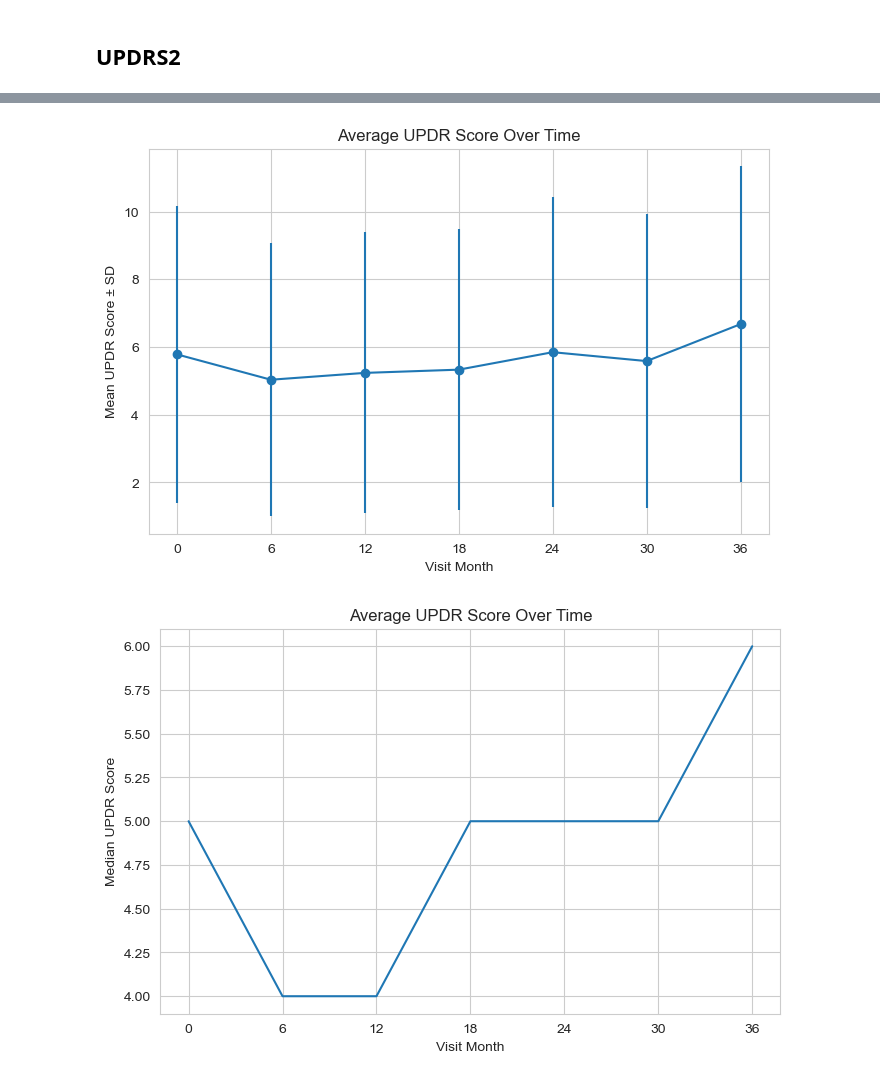
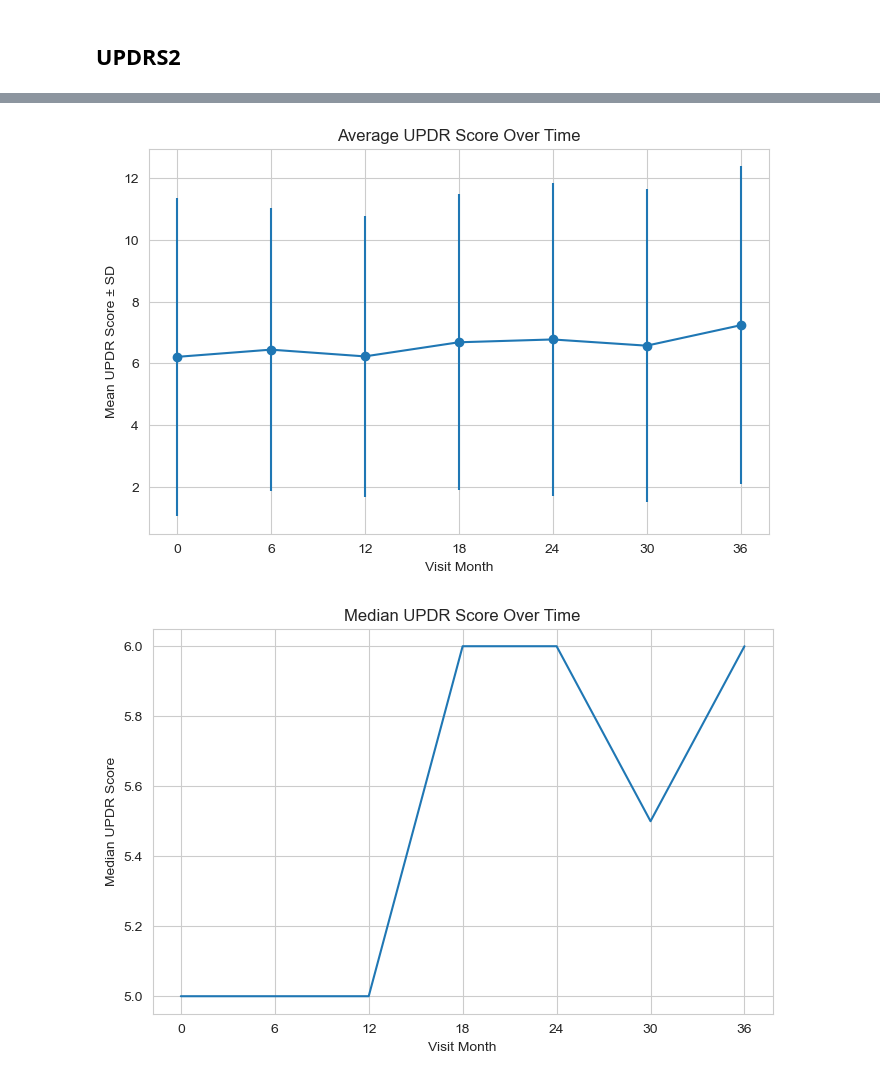
Before and after one commit to blackhole-hope123/Parkinson-Disease-Analysis, a Jupyter notebook: preliminary EDA/EDA_for_supplemental_data.ipynb, the cells around one changed output, grey strips where cells are left out. Cells and saved outputs as stored; diff of their text form; code cells hidden in the pictures.

```diff
--- a/preliminary EDA/EDA_for_supplemental_data.ipynb
+++ b/preliminary EDA/EDA_for_supplemental_data.ipynb
@@ -237,7 +239,3 @@ updr_1_month_36  258.0  6.674419  4.663231  0.0  3.0  6.0  9.0  26.0
 supplemental_updrs2_prelim = supplemental[[ 'patient_id', 'visit_month', 'updrs_2' ]].copy()
 # %%
 supplemental_updrs2 = supplemental_updrs2_prelim.pivot(index = 'patient_id', columns = 'visit_month', values = 'updrs_2' )
-# %%
-supplemental_updrs2.columns = [ f'updr_2_month_{col}' for col in supplemental_updrs2.columns ]
-# %%
-supplemental_updrs2 = supplemental_updrs2.reset_index()
@@ -269,4 +272,4 @@ updr_2_month_36    513
 dtype: int64
 # %%
-supplemental_updrs2.drop(columns = [ 'updr_1_month_5'], inplace = True)
+supplemental_updrs2.drop(columns = [5], inplace = True)
 # %%
@@ -294,9 +307,10 @@ plt.show()
 # %%
-mean_updr_1_score = supplemental_updrs1.mean()
-std_updr_1_score = supplemental_updrs1.std()
-median_updr_1_score = supplemental_updrs1.median()
+mean_updr_2_score = supplemental_updrs2.mean()
+std_updr_2_score = supplemental_updrs2.std()
+median_updr_2_score = supplemental_updrs2.median()
+visit_months = supplemental_updrs2.columns
 plt.figure(figsize=(8, 5))
-plt.errorbar(visit_months, mean_updr_1_score, yerr =std_updr_1_score, fmt='-o')
+plt.errorbar(visit_months, mean_updr_2_score, yerr =std_updr_2_score, fmt='-o')
 plt.title("Average UPDR Score Over Time")
 plt.xlabel("Visit Month")
 plt.ylabel("Mean UPDR Score ± SD")
@@ -304,17 +318,17 @@ plt.xticks(visit_months)
 plt.grid(True)
 plt.show()
 # %% [output]
-[figure, old version]
+[figure, new version]
 # %%
-median_updr_1_score = supplemental_updrs1.median()
+median_updr_2_score = supplemental_updrs2.median()
 plt.figure(figsize=(8, 5))
-plt.plot(visit_months, median_updr_1_score )
+plt.plot(visit_months, median_updr_2_score )
 plt.title("Median UPDR Score Over Time")
 plt.xlabel("Visit Month")
 plt.ylabel("Median UPDR Score")
 plt.xticks(visit_months)
 plt.grid(True)
 plt.show()
 # %% [output]
-[figure, old version]
+[figure, new version]
 # %%
```
Also changed, not shown: parts of 38 cells of this notebook.
